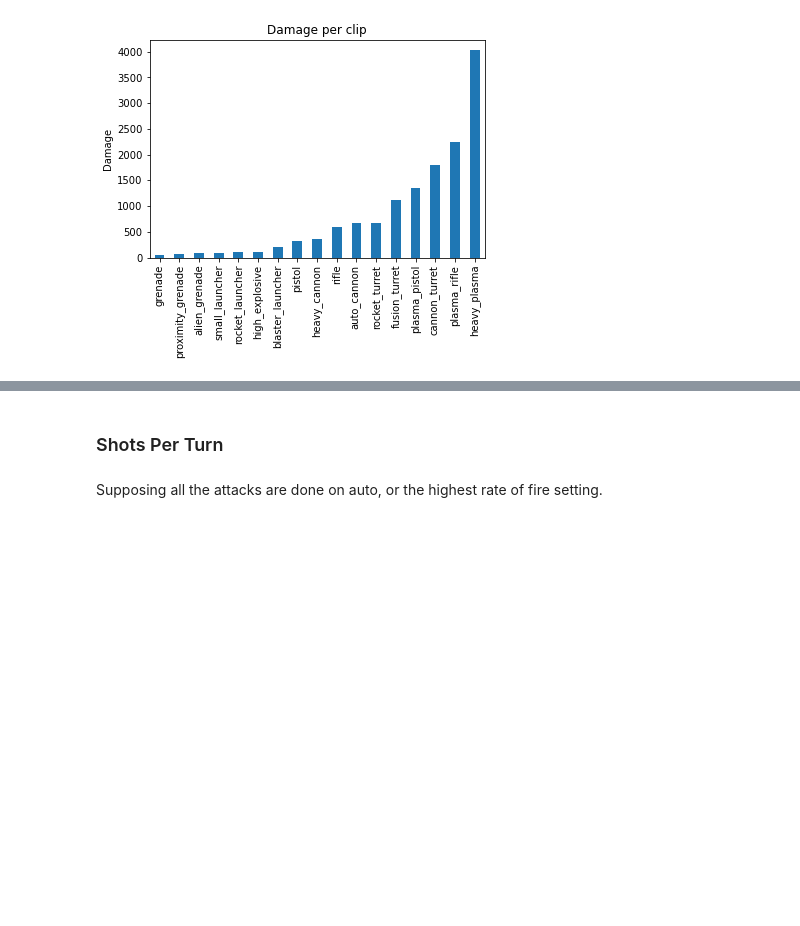
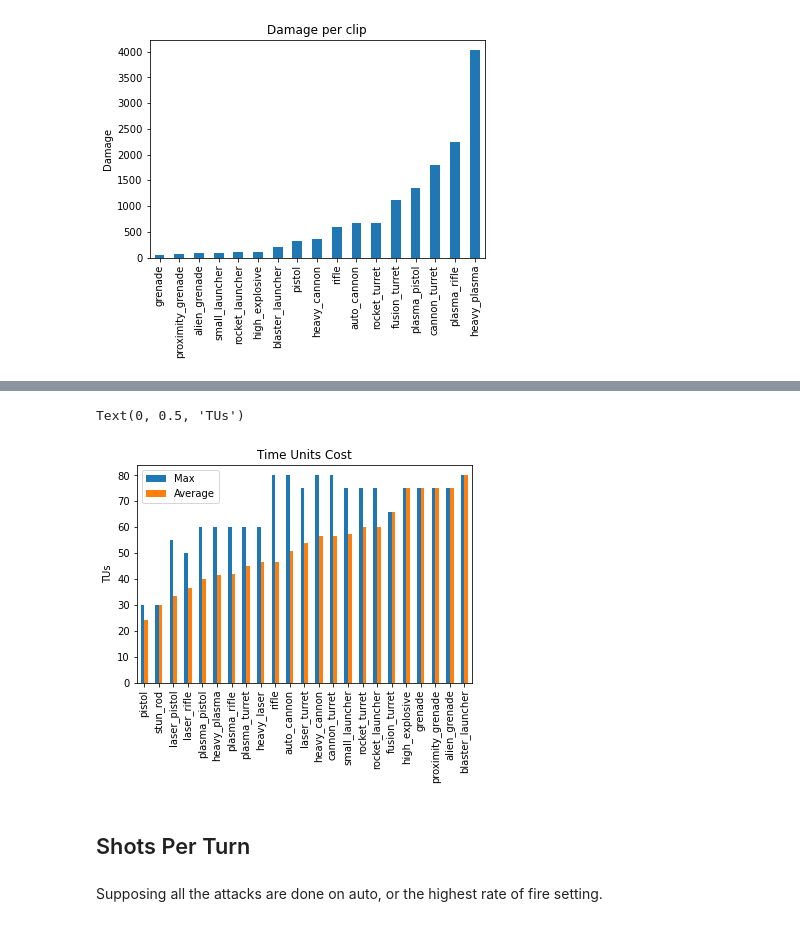
Before and after one commit to Bernardo-MG/xcom-analysis-jupyter-notebook, a Jupyter notebook: enemy_unknown/weapon_stats.ipynb, the cells around one changed output, grey strips where cells are left out. Saved outputs shown, nothing was run; the diff lists cells and outputs as text; code cells hidden in the pictures; blank space fills up the shorter version.

```diff
--- a/enemy_unknown/weapon_stats.ipynb
+++ b/enemy_unknown/weapon_stats.ipynb
@@ -136,0 +139,11 @@ Text(0, 0.5, 'Damage')
+# %%
+time_units_max = weapon_data[["weapon", "time_units"]]
+time_units_max = time_units_max.groupby("weapon").max()
+# %%
+time_units_average = weapon_data[["weapon", "time_units"]]
+time_units_average = time_units_average.groupby("weapon").mean()
+# %%
+time_units = time_units_max.merge(time_units_average, on="weapon")
+time_units = time_units.rename(columns={"time_units_x": "time_units_max", "time_units_y": "time_units_avg"})
+time_units = time_units.sort_values(by=["time_units_avg"])
+time_units
@@ -137,5 +169,13 @@ Text(0, 0.5, 'Damage')
+# %%
+ax = time_units.plot.bar(title="Time Units Cost")
+ax.legend(["Max", "Average"])
+ax.xaxis.get_label().set_visible(False)
+ax.set_ylabel("TUs")
+# %% [output]
+Text(0, 0.5, 'TUs')
+[figure, added]
 # %% [markdown]
-### Shots Per Turn
+## Shots Per Turn
 # %% [markdown]
 Supposing all the attacks are done on auto, or the highest rate of fire setting.
 # %%
```
Also changed, not shown: parts of 21 cells of this notebook, 1 other file.
